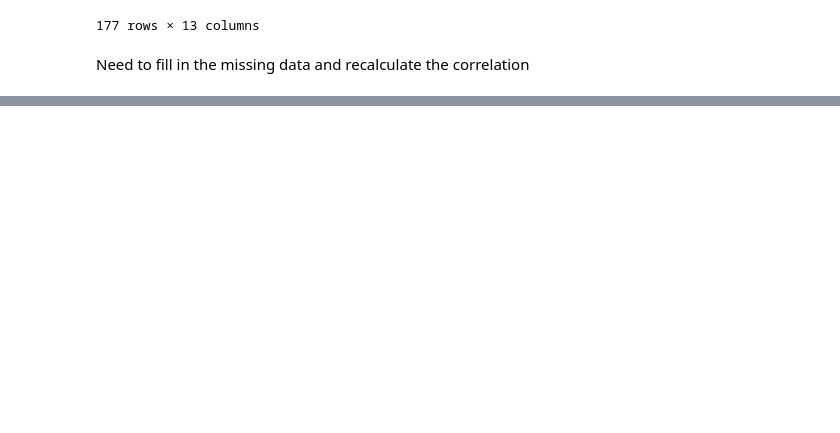
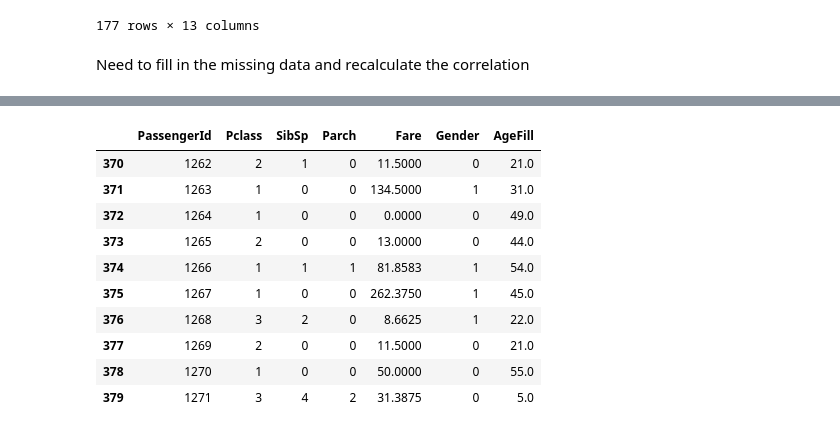
Before and after one commit to monkeydunkey/Titanic_Machine_Learning, a Jupyter notebook: Titanic Dataset.ipynb, the cells around one changed output, grey strips where cells are left out. Saved outputs shown, nothing was run; the diff lists cells and outputs as text; code cells hidden in the pictures; blank space fills up the shorter version.

```diff
--- a/Titanic Dataset.ipynb
+++ b/Titanic Dataset.ipynb
@@ -85,6 +86,8 @@ plt.scatter(grouped2['Fare'], grouped2['Ratio'])
 [figure]
 # %%
 TitanicFrame['Gender'] = TitanicFrame['Sex'].map( {'female': 1, 'male': 0} ).astype(int)
+Test_Data['Gender'] = Test_Data['Sex'].map( {'female': 1, 'male': 0} ).astype(int)
+
 grouped = TitanicFrame.loc[:,['Survived','Gender']].groupby('Gender').sum().reset_index()
 grouped1 = TitanicFrame.loc[:,['Survived','Gender']].groupby('Gender').count().reset_index()
 grouped2 = pd.merge(grouped1,grouped, how='outer', on = ['Gender', 'Gender'])
@@ -126,0 +162,19 @@ TypeError: list indices must be integers, not tuple
+# %%
+TitanicFrame = TitanicFrame.drop(['Name', 'Sex', 'Ticket','Cabin', 'Embarked', 'Age'], axis = 1)
+Test_Data = Test_Data.drop(['Name', 'Sex', 'Ticket','Cabin', 'Embarked', 'Age'], axis = 1)
+# %%
+train_data = TitanicFrame.values
+test_Data = Test_Data.values
+Test_Data[:][370:380]
+# %% [output]
+|  | PassengerId | Pclass | SibSp | Parch | Fare | Gender | AgeFill |
+| 370 | 1262 | 2 | 1 | 0 | 11.5000 | 0 | 21.0 |
+| 371 | 1263 | 1 | 0 | 0 | 134.5000 | 1 | 31.0 |
+| 372 | 1264 | 1 | 0 | 0 | 0.0000 | 0 | 49.0 |
+| 373 | 1265 | 2 | 0 | 0 | 13.0000 | 0 | 44.0 |
+| 374 | 1266 | 1 | 1 | 1 | 81.8583 | 1 | 54.0 |
+| 375 | 1267 | 1 | 0 | 0 | 262.3750 | 1 | 45.0 |
+| 376 | 1268 | 3 | 2 | 0 | 8.6625 | 1 | 22.0 |
+| 377 | 1269 | 2 | 0 | 0 | 11.5000 | 0 | 21.0 |
+| 378 | 1270 | 1 | 0 | 0 | 50.0000 | 0 | 55.0 |
+| 379 | 1271 | 3 | 4 | 2 | 31.3875 | 0 | 5.0 |
```
Also changed, not shown: parts of 14 cells of this notebook, 1 other file.
